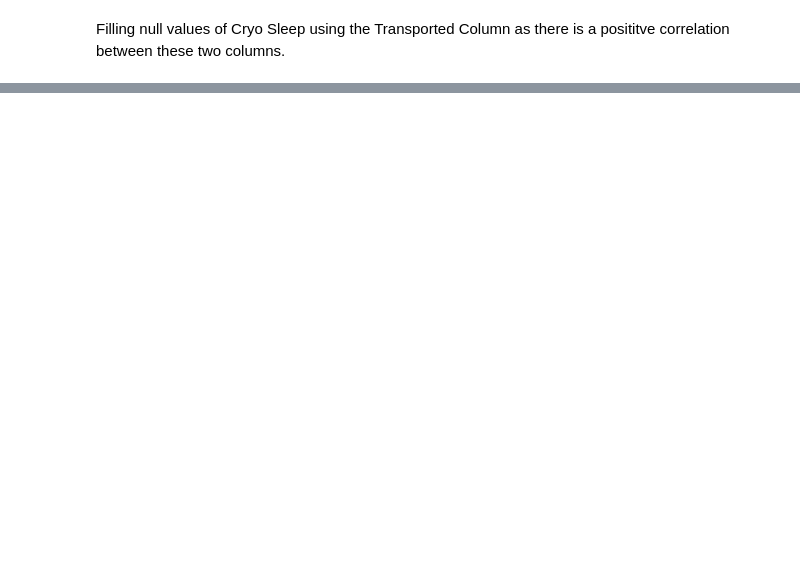
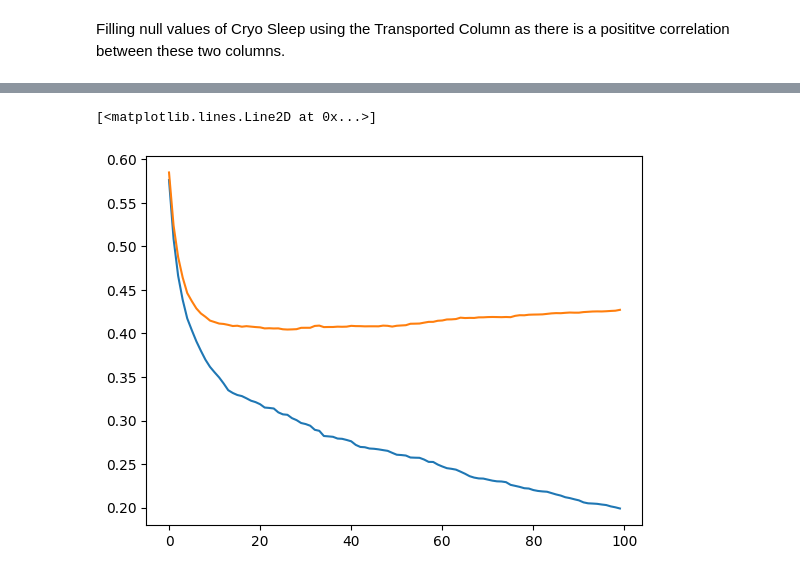
Before and after one commit to nawinrajkumar/Spaceship-Titanic, a Jupyter notebook: Kaggle_Spaceship_Titanic.ipynb, the cells around one changed output, grey strips where cells are left out. Saved outputs shown, nothing was run; the diff lists cells and outputs as text; code cells hidden in the pictures; blank space fills up the shorter version.

```diff
--- a/Kaggle_Spaceship_Titanic.ipynb
+++ b/Kaggle_Spaceship_Titanic.ipynb
@@ -222,13 +300,15 @@ X['CryoSleep'] = X['CryoSleep'].astype(bool)
 # %%
 from sklearn.model_selection import train_test_split
-X_train, X_test, y_train, y_test = train_test_split(X,Y,test_size=0.2,random_state=0)
+X_train, X_test, y_train, y_test = train_test_split(X,y,test_size=0.2,random_state=0)
 # %%
 from numpy import loadtxt
 from xgboost import XGBClassifier
 from sklearn.model_selection import train_test_split
 from sklearn.metrics import accuracy_score
+# %%
+evalset = [(X_train, y_train), (X_test,y_test)]
 # %%
 # fit model no training data
 model = XGBClassifier()
-model.fit(X_train, y_train)
+history = model.fit(X_train, y_train, eval_metric='logloss', eval_set=evalset)
 # %% [output]
@@ -245,0 +342,8 @@ Accuracy: 74.18%
+# %%
+results = model.evals_result()
+# %%
+plt.plot(results['validation_0']['logloss'], label='train')
+plt.plot(results['validation_1']['logloss'], label='test')
+# %% [output]
+[<matplotlib.lines.Line2D at 0x...>]
+[figure, added]
```
Also changed, not shown: parts of 33 cells of this notebook.
